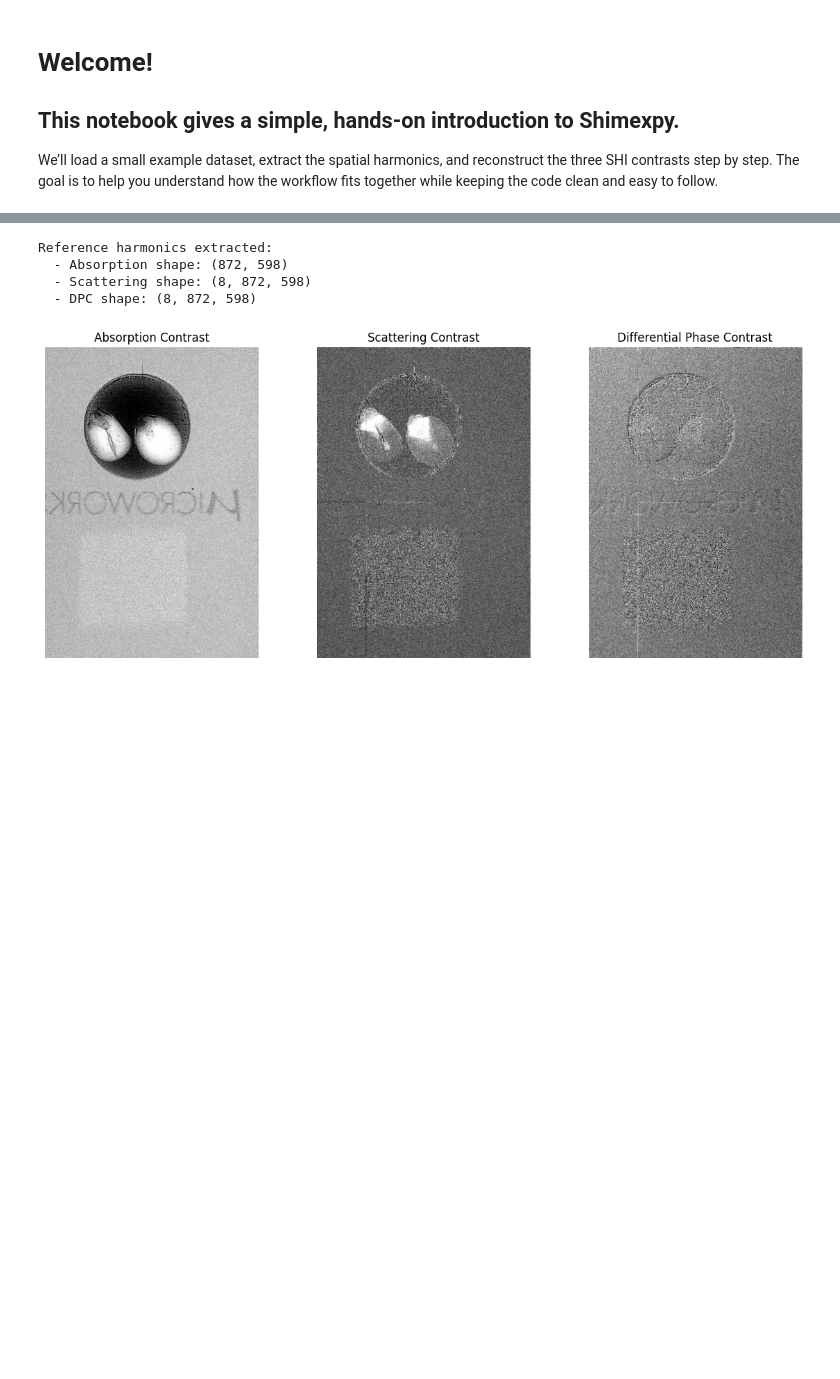
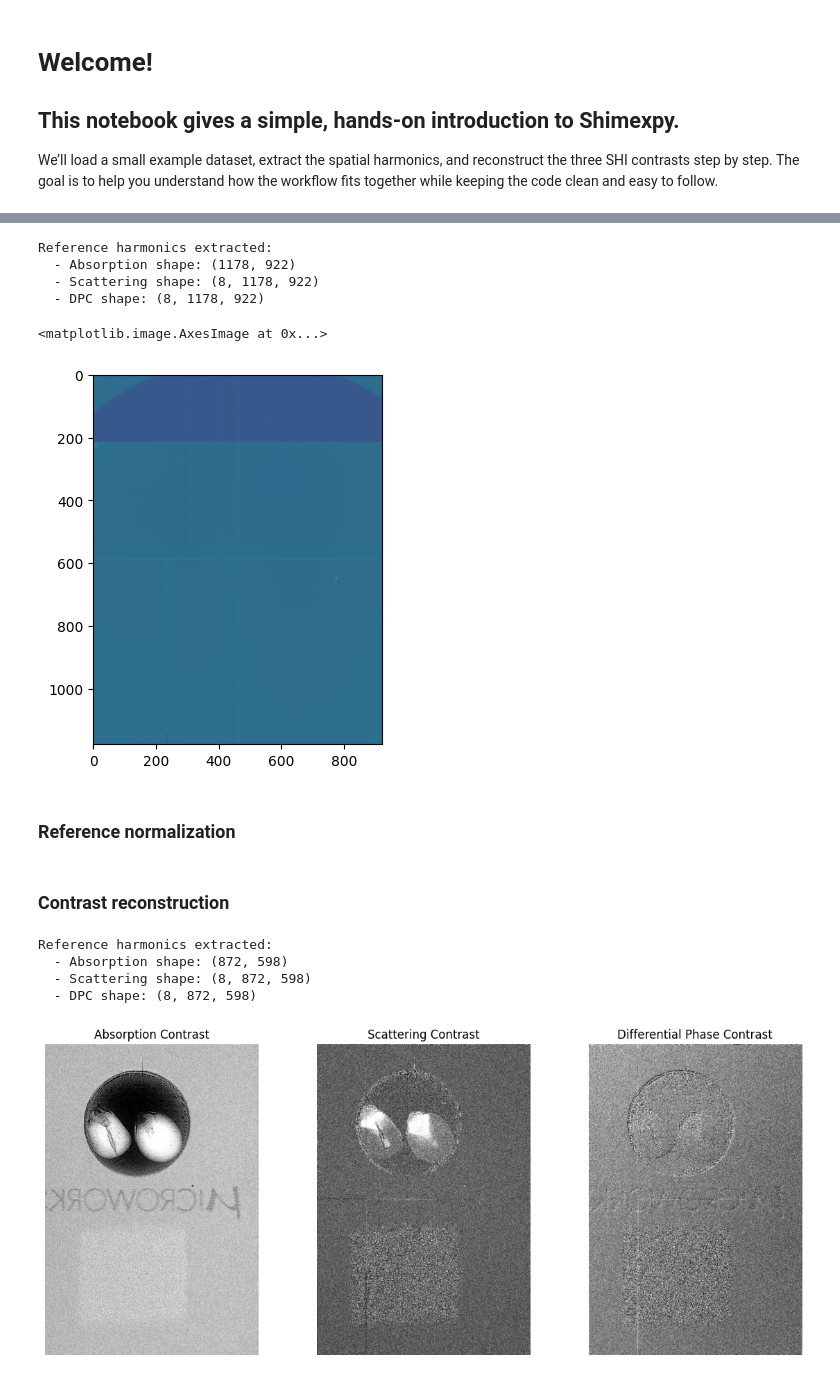
Before and after one commit to JLBeltran-IMAG/shimexpy, a Jupyter notebook: examples/workflow_example.ipynb, the cells around one changed output, grey strips where cells are left out. Cells and saved outputs as stored; diff of their text form; code cells hidden in the pictures; blank space fills up the shorter version.

```diff
--- a/examples/workflow_example.ipynb
+++ b/examples/workflow_example.ipynb
@@ -93 +218,29 @@ We start by computing the spatial harmonics of the reference image.
+# %%
+projected_grid = 5.0   # Replace with actual projected period of your mesh
+
+(
+    ref_abs,
+    ref_scat,
+    ref_dpc,
+    ref_block_grid
+) = get_harmonics(reference_ffc, projected_grid=projected_grid)
+
+print("Reference harmonics extracted:")
+print("  - Absorption shape:", ref_abs.shape)
+print("  - Scattering shape:", ref_scat.shape)
+print("  - DPC shape:", ref_dpc.shape)
+# %% [output]
+Reference harmonics extracted:
+  - Absorption shape: (1178, 922)
+  - Scattering shape: (8, 1178, 922)
+  - DPC shape: (8, 1178, 922)
+# %%
+plt.imshow(ref_abs)
+# %% [output]
+<matplotlib.image.AxesImage at 0x...>
+[figure, added]
+# %% [markdown]
+### Reference normalization
+# %% [markdown]
+### Contrast reconstruction
 # %%
```
Also changed, not shown: parts of 13 cells of this notebook, 7 other files.
